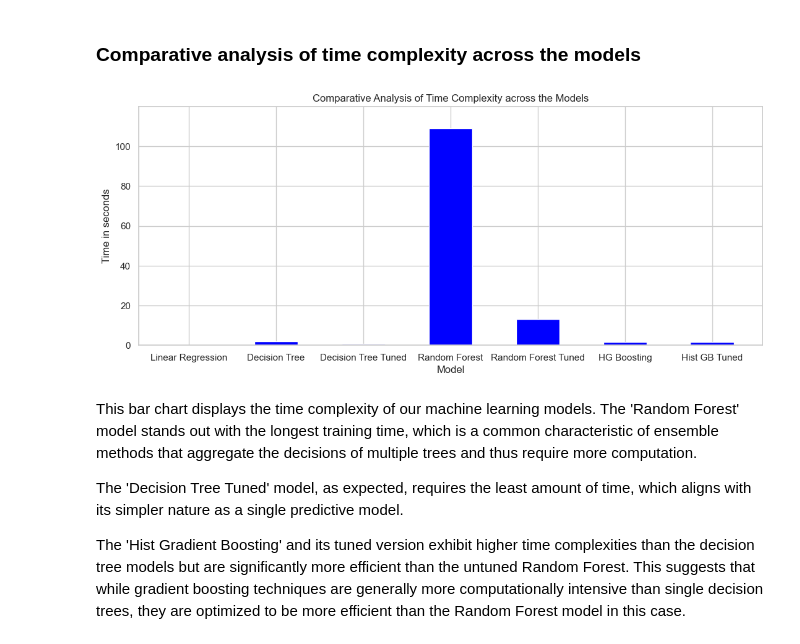
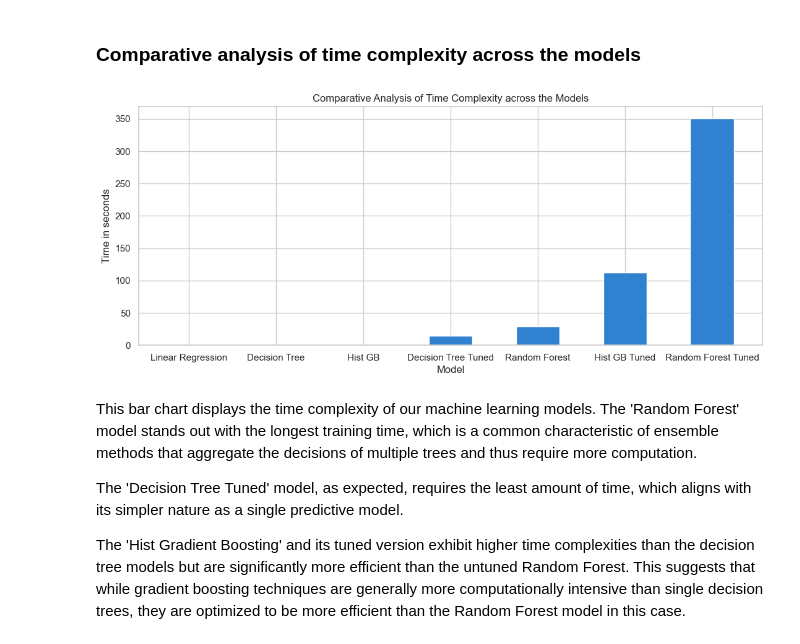
Before and after one commit to Dadd0/AI_MedCare_282401, a Jupyter notebook: main.ipynb, the cells around one changed output. Saved outputs shown, nothing was run; the diff lists cells and outputs as text; code cells hidden in the pictures.

```diff
--- a/main.ipynb
+++ b/main.ipynb
@@ -1334,6 +1356,8 @@ From the plot, we can observe that one feature stands out with a notably higher
 ## Random Forest
 # %%
 from sklearn.ensemble import RandomForestRegressor
+
+start_time = time.time()
 
 rf_reg = RandomForestRegressor(n_estimators=100)
 rf_reg.fit(X_train, y_train)
@@ -1343,6 +1367,10 @@ print_score(rf_reg, X_train, y_train, X_test, y_test, train=False)
 
 random_forest_mae_filtered = mean_absolute_error(y_test, rf_reg.predict(X_test))
 random_forest_r2_filtered = r2_score(y_test, rf_reg.predict(X_test))
+
+end_time = time.time()
+
+rf_untuned_time = end_time - start_time
 # %% [output]
 Train Result:
 ================================================
@@ -1444,6 +1492,8 @@ The remaining features have lower importance scores, as indicated by their posit
 ## Hist Gradient Boosting
 # %%
 from sklearn.ensemble import HistGradientBoostingRegressor
+
+start_time = time.time()
 
 hist_gb_model = HistGradientBoostingRegressor()
 hist_gb_model.fit(X_train, y_train)
@@ -1453,6 +1503,10 @@ print_score(hist_gb_model, X_train, y_train, X_test, y_test, train=False)
 
 hist_gradient_boosting_mae_filtered = mean_absolute_error(y_test, hist_gb_model.predict(X_test))
 hist_gradient_boosting_r2_filtered = r2_score(y_test, hist_gb_model.predict(X_test))
+
+end_time = time.time()
+
+hist_gb_untuned_time = end_time - start_time
 # %% [output]
 Train Result:
 ================================================
@@ -1474,6 +1528,8 @@ Overall, these results depict a model with a good balance between bias and varia
 ### Hyperparameter tuning
 # %%
 from sklearn.model_selection import RandomizedSearchCV
+
+start_time = time.time()
 
 # Define the parameter grid to search
 param_grid = {
@@ -1501,6 +1557,10 @@ print_score(hist_gb_tuned, X_train, y_train, X_test, y_test, train=False)
 
 hist_gb_tuned_mae_filtered = mean_absolute_error(y_test, hist_gb_tuned.predict(X_test))
 hist_gb_tuned_r2_filtered = r2_score(y_test, hist_gb_tuned.predict(X_test))
+
+end_time = time.time()
+
+hist_gb_tuned_time = end_time - start_time
 # %% [output]
 Fitting 5 folds for each of 100 candidates, totalling 500 fits
 Train Result:
@@ -1522,38 +1582,32 @@ In summary, these results point to a well-tuned model that has generalizable pre
 # %% [markdown]
 ###  Comparative analysis of time complexity across the models
 # %%
-import time
-
 models = {
-    'Linear Regression': LinearRegression(),
-    'Decision Tree': DecisionTreeRegressor(),
-    'Decision Tree Tuned': DecisionTreeRegressor(max_depth=10),
-    'Random Forest': RandomForestRegressor(n_estimators=100),
-    'Random Forest Tuned': RandomForestRegressor(n_estimators=150, min_samples_split=5, min_samples_leaf=2, max_features='sqrt', max_depth=10),
-    'HG Boosting': HistGradientBoostingRegressor(),
-    'Hist GB Tuned': HistGradientBoostingRegressor(max_depth=10)
+    'Linear Regression': linear_reg_time,
+    'Decision Tree': dectree_untuned_time,
+    'Decision Tree Tuned': dectree_tuned_time,
+    'Random Forest': rf_untuned_time,
+    'Random Forest Tuned': rf_tuned_time,
+    'Hist GB': hist_gb_untuned_time,
+    'Hist GB Tuned': hist_gb_tuned_time
 }
 
-# Dictionary to store the training times for each model
-training_times = {}
+model_names = list(models.keys())
+execution_times = list(models.values())
 
-# Train each model and record the training time
-for model_name, model in models.items():
-    start_time = time.time()
-    model.fit(X_train, y_train)
-    end_time = time.time()
-    training_times[model_name] = end_time - start_time
+sorted_models = sorted(zip(model_names, execution_times), key=lambda x: x[1])
+
+sorted_model_names, sorted_execution_times = zip(*sorted_models)
 
 # Plot the training times
 plt.figure(figsize=(13,5))
-plt.bar(training_times.keys(), training_times.values(), color='blue', width=0.5)
+plt.bar(sorted_model_names, sorted_execution_times, color='#3081D0', width=0.5)
 plt.xlabel('Model')
 plt.ylabel('Time in seconds')
 plt.title('Comparative Analysis of Time Complexity across the Models')
-plt.ylim(0, max(training_times.values()) * 1.1)  # Add some space above the tallest bar for aesthetics
 plt.show()
 # %% [output]
-[figure, old version]
+[figure, new version]
 # %% [markdown]
 This bar chart displays the time complexity of our machine learning models. The 'Random Forest' model stands out with the longest training time, which is a common characteristic of ensemble methods that aggregate the decisions of multiple trees and thus require more computation.
 
```
Also changed, not shown: parts of 28 cells of this notebook.
